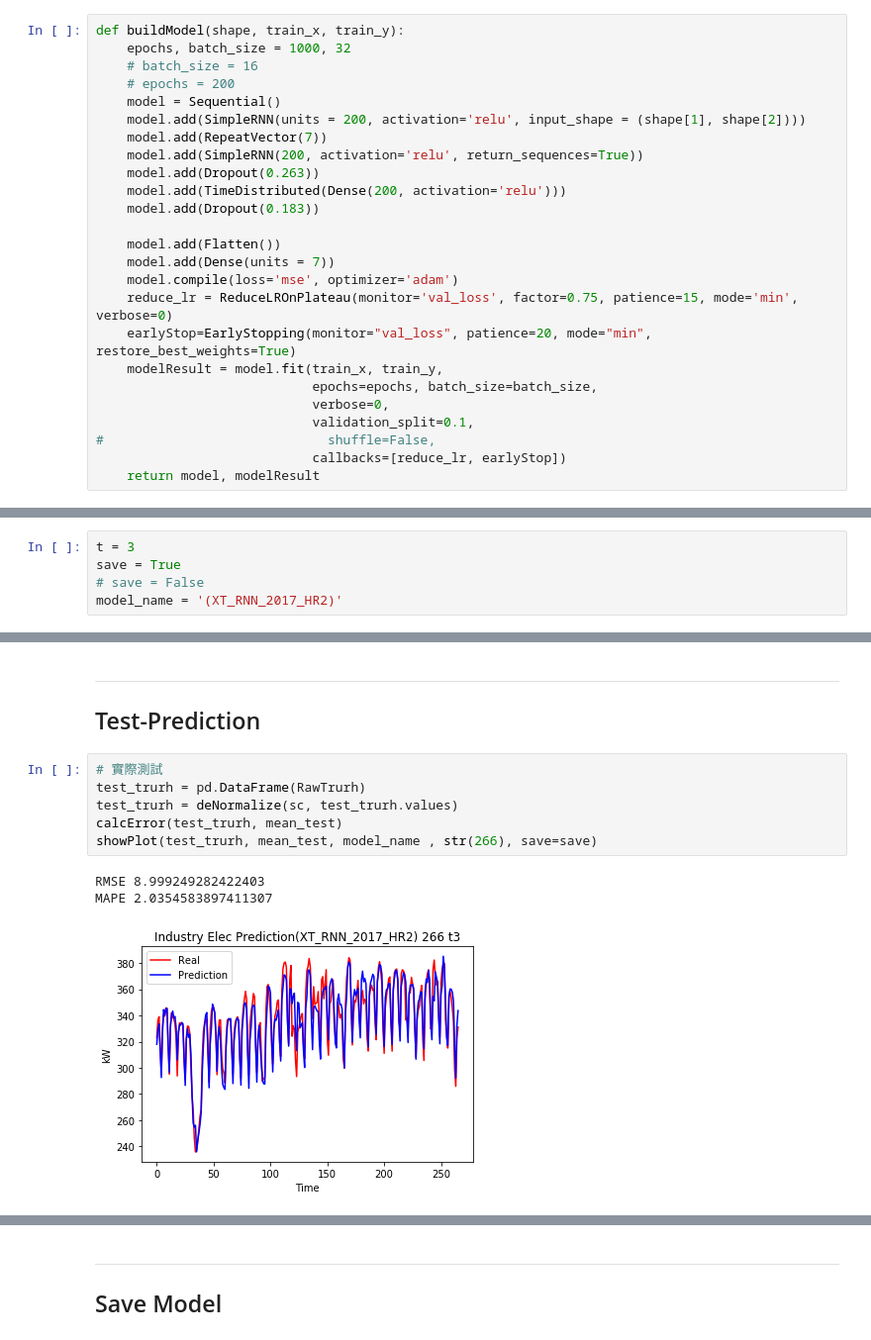
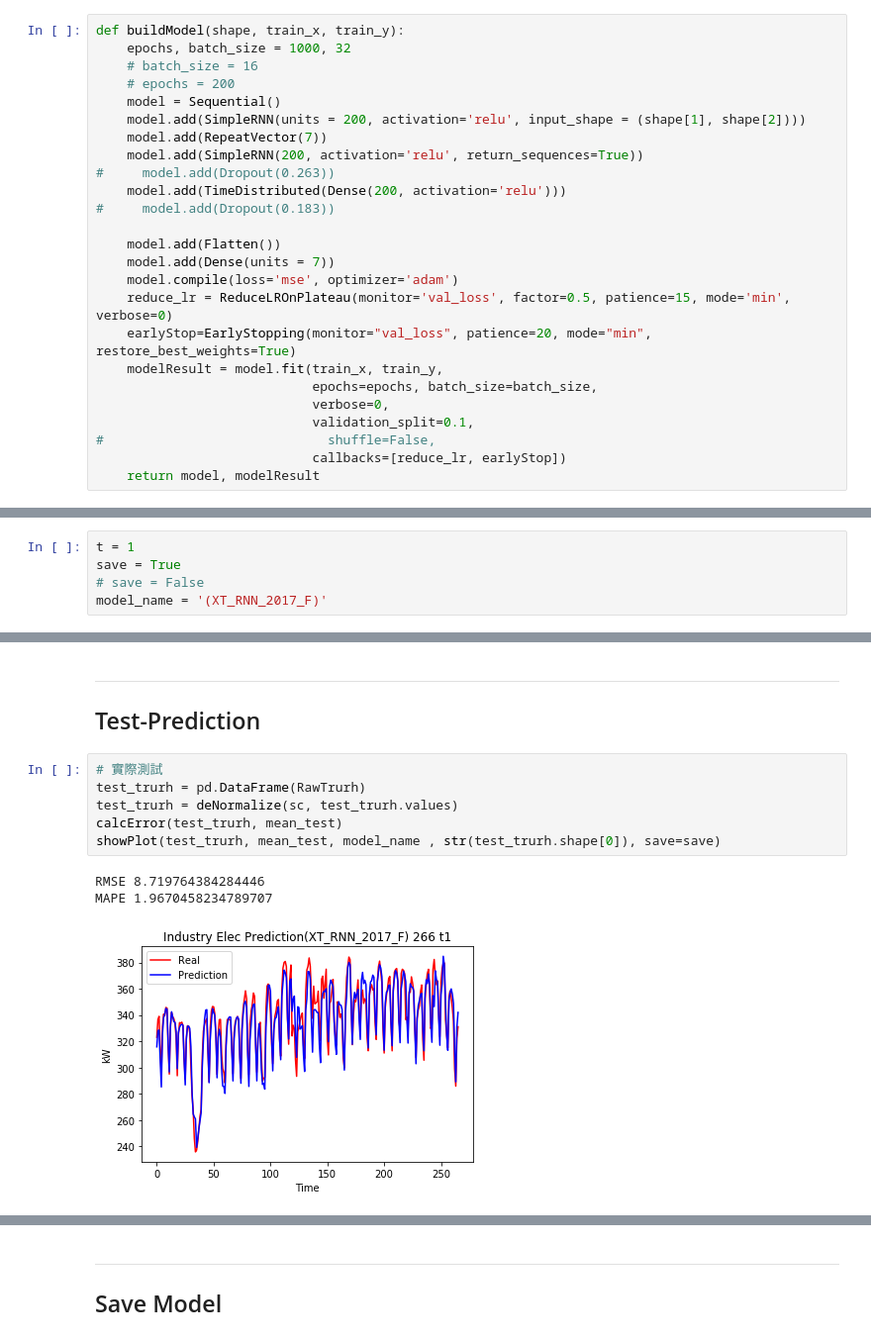
Before and after one commit to Chang-Siang/IndustryElec, a Jupyter notebook: IndustryElec_(RNN_XT).ipynb, the cells around one changed output, grey strips where cells are left out. Shown at 99% size. Saved outputs shown, nothing was run; the diff lists cells and outputs as text.

```diff
--- a/IndustryElec_(RNN_XT).ipynb
+++ b/IndustryElec_(RNN_XT).ipynb
@@ -166,14 +166,14 @@ def buildModel(shape, train_x, train_y):
     model.add(SimpleRNN(units = 200, activation='relu', input_shape = (shape[1], shape[2])))
     model.add(RepeatVector(7))
     model.add(SimpleRNN(200, activation='relu', return_sequences=True))
-    model.add(Dropout(0.263))
+#     model.add(Dropout(0.263))
     model.add(TimeDistributed(Dense(200, activation='relu')))
-    model.add(Dropout(0.183))
+#     model.add(Dropout(0.183))
 
     model.add(Flatten())
     model.add(Dense(units = 7))
     model.compile(loss='mse', optimizer='adam')
-    reduce_lr = ReduceLROnPlateau(monitor='val_loss', factor=0.75, patience=15, mode='min', verbose=0)
+    reduce_lr = ReduceLROnPlateau(monitor='val_loss', factor=0.5, patience=15, mode='min', verbose=0)
     earlyStop=EarlyStopping(monitor="val_loss", patience=20, mode="min", restore_best_weights=True)
     modelResult = model.fit(train_x, train_y,
                             epochs=epochs, batch_size=batch_size,
@@ -280,10 +280,10 @@ Wall time: 15min 19s
 ---
 ## Time
 # %%
-t = 3
+t = 1
 save = True
 # save = False
-model_name = '(XT_RNN_2017_HR2)'
+model_name = '(XT_RNN_2017_F)'
 # %% [markdown]
 ---
 ## Load Model
@@ -310,10 +310,10 @@ MAPE 0.9756421284676813
 # %%
 # 實際測試
 test_trurh = pd.DataFrame(RawTrurh)
 test_trurh = deNormalize(sc, test_trurh.values)
 calcError(test_trurh, mean_test)
-showPlot(test_trurh, mean_test, model_name , str(266), save=save)
+showPlot(test_trurh, mean_test, model_name , str(test_trurh.shape[0]), save=save)
 # %% [output]
-RMSE 8.999249282422403
-MAPE 2.0354583897411307
+RMSE 8.719764384284446
+MAPE 1.9670458234789707
-[figure, old version]
+[figure, new version]
```
Also changed, not shown: parts of 7 cells of this notebook.
